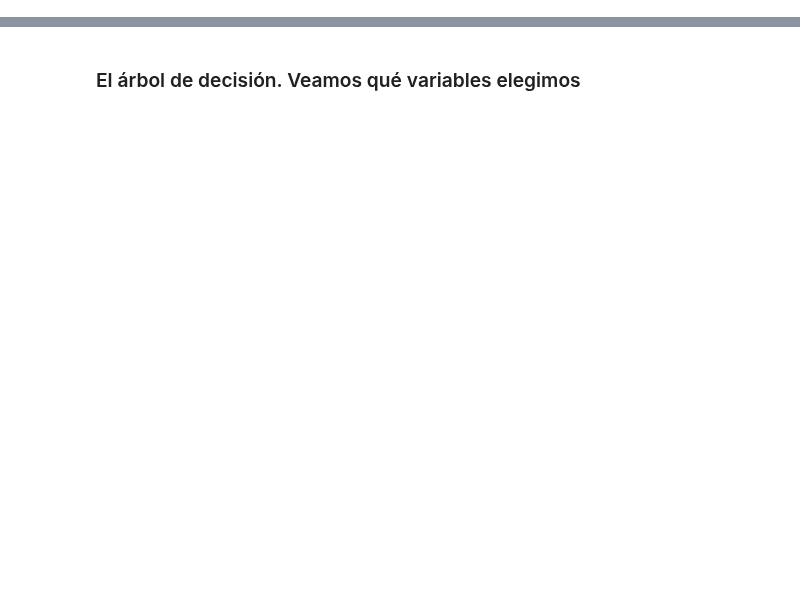
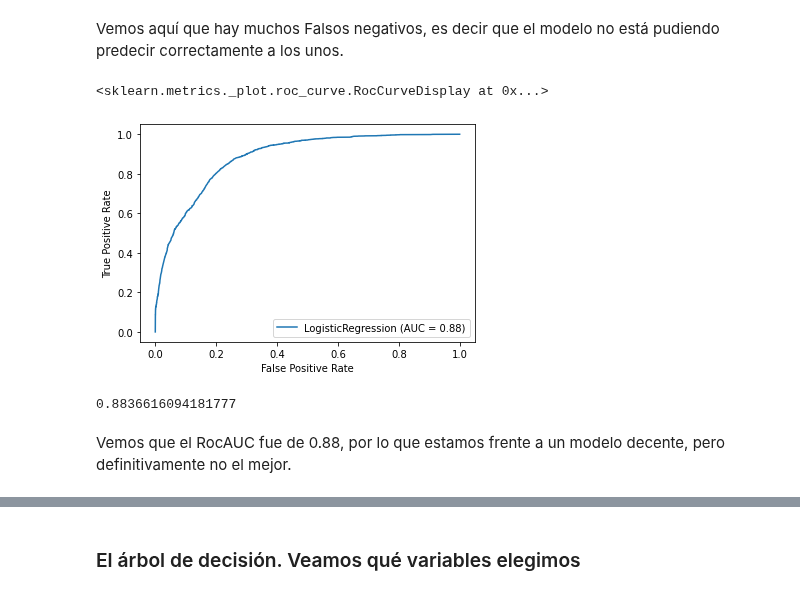
Before and after one commit to ncontinanza/tp-datos-1c2021-de-angelis-riva-continanza, a Jupyter notebook: Parte2/Regresion Logistica.ipynb, the cells around one changed output, grey strips where cells are left out. Cells and saved outputs as stored; diff of their text form; code cells hidden in the pictures; blank space fills up the shorter version.

```diff
--- a/Parte2/Regresion Logistica.ipynb
+++ b/Parte2/Regresion Logistica.ipynb
@@ -67,0 +123,13 @@ Wall time: 7.7 s
+# %% [markdown]
+Vemos aquí que hay muchos Falsos negativos, es decir que el modelo no está pudiendo predecir correctamente a los unos.
+# %%
+plot_roc_curve(lr1, X_test_1, y_test_1)
+# %% [output]
+<sklearn.metrics._plot.roc_curve.RocCurveDisplay at 0x...>
+[figure, added]
+# %%
+roc_auc_score(y_test_1, lr1.predict_proba(X_test_1)[:,1])
+# %% [output]
+0.8836616094181777
+# %% [markdown]
+Vemos que el RocAUC fue de 0.88, por lo que estamos frente a un modelo decente, pero definitivamente no el mejor.
```
Also changed, not shown: parts of 60 cells of this notebook, 2 other files.
